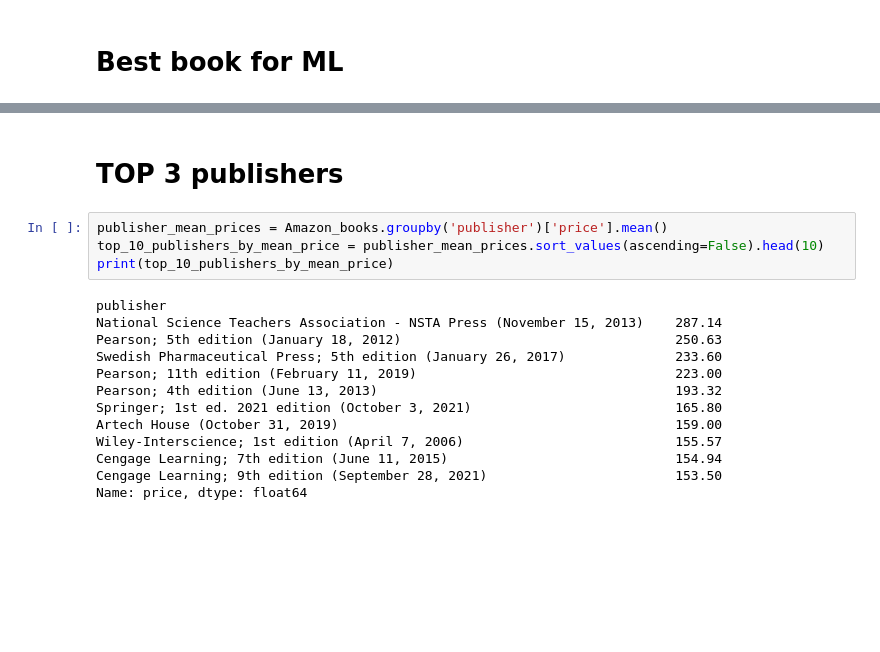
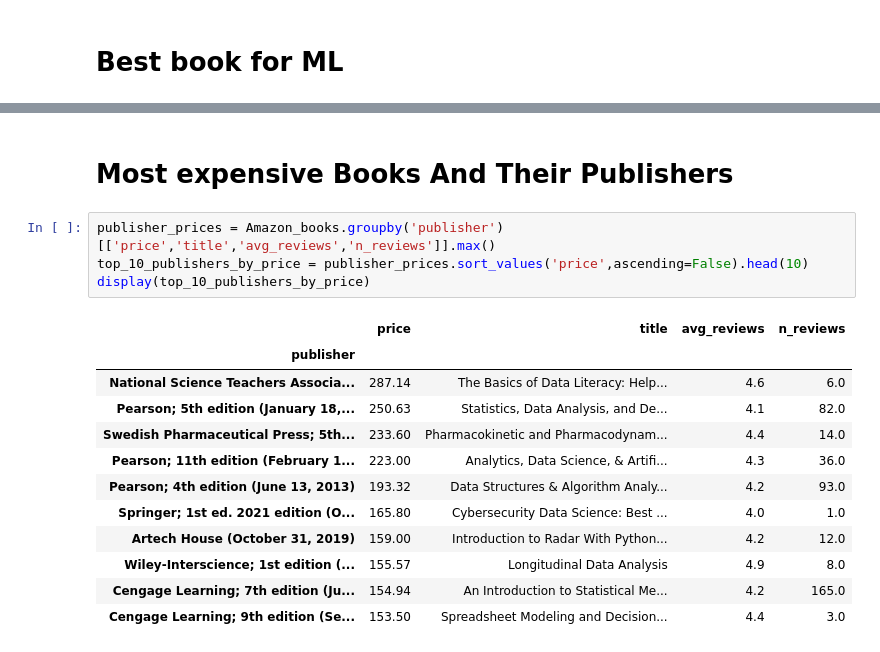
Before and after one commit to 0layiw0la/Amazon-Data-Science-Books-EDA, a Jupyter notebook: amazon-data-science-books-eda.ipynb, the cells around one changed output, grey strips where cells are left out. Saved outputs shown, nothing was run; the diff lists cells and outputs as text; blank space fills up the shorter version.

```diff
--- a/amazon-data-science-books-eda.ipynb
+++ b/amazon-data-science-books-eda.ipynb
@@ -224,22 +265,22 @@ display(ml_books.nlargest(10,['n_reviews','avg_reviews']))
 | 51 | Machine Learning: 4 Books in 1: T... | [ Andrew Park, and , Russell Newton] | 37.49 | NaN | NaN | 4.7 | 290.0 | 83% | 10% | ... |
 | 241 | PYTHON: Learn Coding Programs wit... | [ TechExp Academy] | 24.90 | 19.66 - 24.90 | 400.0 | 4.1 | 273.0 | 60% | 15% | ... |
 | 477 | Ultimate Step by Step Guide to Ma... | NaN | 37.49 | NaN | 70.0 | 4.2 | 271.0 | 62% | 15% | ... |
-# %% [markdown]
-# TOP 3 publishers
+# %% [markdown]
+# Most expensive Books And Their Publishers
 # %%
-publisher_mean_prices = Amazon_books.groupby('publisher')['price'].mean()
-top_10_publishers_by_mean_price = publisher_mean_prices.sort_values(ascending=False).head(10)
-print(top_10_publishers_by_mean_price)
+publisher_prices = Amazon_books.groupby('publisher')[['price','title','avg_reviews','n_reviews']].max()
+top_10_publishers_by_price = publisher_prices.sort_values('price',ascending=False).head(10)
+display(top_10_publishers_by_price)
 # %% [output]
-publisher
-National Science Teachers Association - NSTA Press (November 15, 2013)    287.14
-Pearson; 5th edition (January 18, 2012)                                   250.63
-Swedish Pharmaceutical Press; 5th edition (January 26, 2017)              233.60
-Pearson; 11th edition (February 11, 2019)                                 223.00
-Pearson; 4th edition (June 13, 2013)                                      193.32
-Springer; 1st ed. 2021 edition (October 3, 2021)                          165.80
-Artech House (October 31, 2019)                                           159.00
-Wiley-Interscience; 1st edition (April 7, 2006)                           155.57
-Cengage Learning; 7th edition (June 11, 2015)                             154.94
-Cengage Learning; 9th edition (September 28, 2021)                        153.50
-Name: price, dtype: float64
+|  | price | title | avg_reviews | n_reviews |
+| publisher |  |  |  |  |
+| National Science Teachers Associa... | 287.14 | The Basics of Data Literacy: Help... | 4.6 | 6.0 |
+| Pearson; 5th edition (January 18,... | 250.63 | Statistics, Data Analysis, and De... | 4.1 | 82.0 |
+| Swedish Pharmaceutical Press; 5th... | 233.60 | Pharmacokinetic and Pharmacodynam... | 4.4 | 14.0 |
+| Pearson; 11th edition (February 1... | 223.00 | Analytics, Data Science, & Artifi... | 4.3 | 36.0 |
+| Pearson; 4th edition (June 13, 2013) | 193.32 | Data Structures & Algorithm Analy... | 4.2 | 93.0 |
+| Springer; 1st ed. 2021 edition (O... | 165.80 | Cybersecurity Data Science: Best ... | 4.0 | 1.0 |
+| Artech House (October 31, 2019) | 159.00 | Introduction to Radar With Python... | 4.2 | 12.0 |
+| Wiley-Interscience; 1st edition (... | 155.57 | Longitudinal Data Analysis | 4.9 | 8.0 |
+| Cengage Learning; 7th edition (Ju... | 154.94 | An Introduction to Statistical Me... | 4.2 | 165.0 |
+| Cengage Learning; 9th edition (Se... | 153.50 | Spreadsheet Modeling and Decision... | 4.4 | 3.0 |
```
Also changed, not shown: parts of 6 cells of this notebook.
